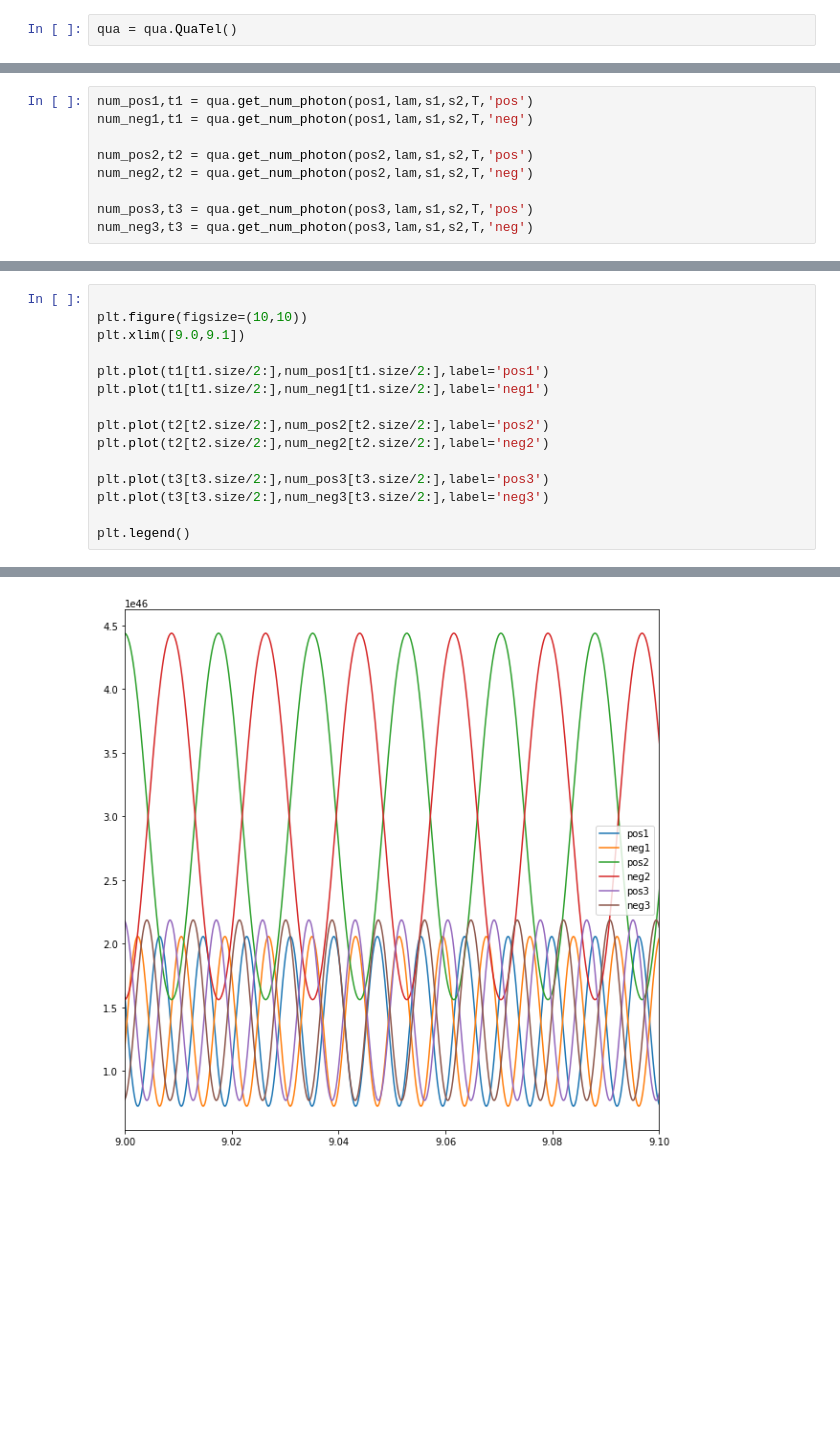
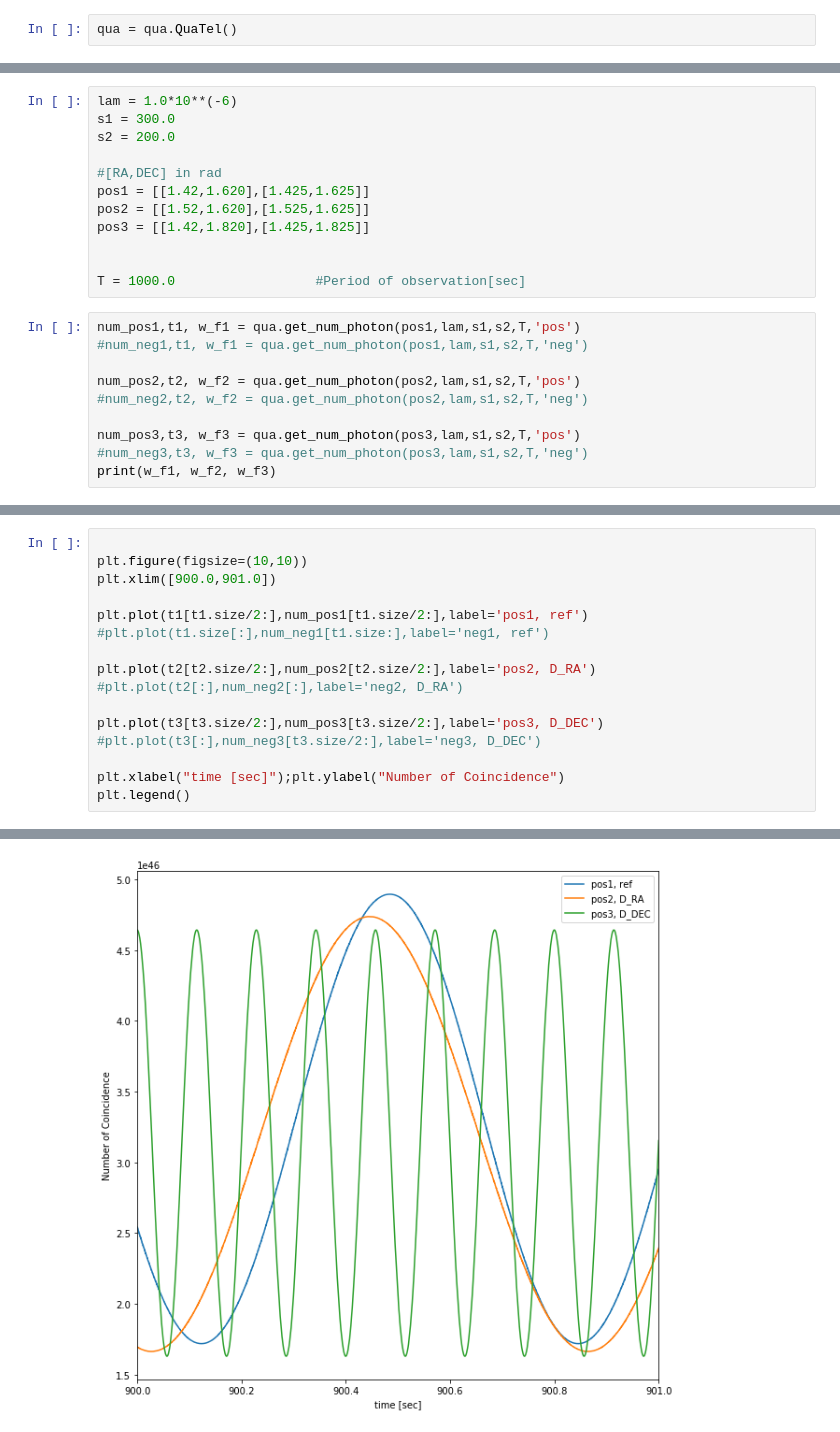
Before and after one commit to zhichen3/QA-sim, a Jupyter notebook: notebook/Test.ipynb, the cells around one changed output, grey strips where cells are left out. Drawn from its saved outputs; the diff is of its cells as text; blank space fills up the shorter version.

```diff
--- a/notebook/Test.ipynb
+++ b/notebook/Test.ipynb
@@ -21,9 +10,22 @@ T = 10.0                  #Period of observation[sec]
+# %%
+lam = 1.0*10**(-6)
+s1 = 300.0
+s2 = 200.0
+
+#[RA,DEC] in rad
+pos1 = [[1.42,1.620],[1.425,1.625]]
+pos2 = [[1.52,1.620],[1.525,1.625]]
+pos3 = [[1.42,1.820],[1.425,1.825]]
+
+
+T = 1000.0                  #Period of observation[sec]
 # %%
-num_pos1,t1 = qua.get_num_photon(pos1,lam,s1,s2,T,'pos')
-num_neg1,t1 = qua.get_num_photon(pos1,lam,s1,s2,T,'neg')
+num_pos1,t1, w_f1 = qua.get_num_photon(pos1,lam,s1,s2,T,'pos')
+#num_neg1,t1, w_f1 = qua.get_num_photon(pos1,lam,s1,s2,T,'neg')
 
-num_pos2,t2 = qua.get_num_photon(pos2,lam,s1,s2,T,'pos')
-num_neg2,t2 = qua.get_num_photon(pos2,lam,s1,s2,T,'neg')
+num_pos2,t2, w_f2 = qua.get_num_photon(pos2,lam,s1,s2,T,'pos')
+#num_neg2,t2, w_f2 = qua.get_num_photon(pos2,lam,s1,s2,T,'neg')
 
-num_pos3,t3 = qua.get_num_photon(pos3,lam,s1,s2,T,'pos')
-num_neg3,t3 = qua.get_num_photon(pos3,lam,s1,s2,T,'neg')
+num_pos3,t3, w_f3 = qua.get_num_photon(pos3,lam,s1,s2,T,'pos')
+#num_neg3,t3, w_f3 = qua.get_num_photon(pos3,lam,s1,s2,T,'neg')
+print(w_f1, w_f2, w_f3)
@@ -30,18 +37,19 @@ num_neg3,t3 = qua.get_num_photon(pos3,lam,s1,s2,T,'neg')
 # %%
 
 plt.figure(figsize=(10,10))
-plt.xlim([9.0,9.1])
+plt.xlim([900.0,901.0])
 
-plt.plot(t1[t1.size/2:],num_pos1[t1.size/2:],label='pos1')
-plt.plot(t1[t1.size/2:],num_neg1[t1.size/2:],label='neg1')
+plt.plot(t1[t1.size/2:],num_pos1[t1.size/2:],label='pos1, ref')
+#plt.plot(t1.size[:],num_neg1[t1.size:],label='neg1, ref')
 
-plt.plot(t2[t2.size/2:],num_pos2[t2.size/2:],label='pos2')
-plt.plot(t2[t2.size/2:],num_neg2[t2.size/2:],label='neg2')
+plt.plot(t2[t2.size/2:],num_pos2[t2.size/2:],label='pos2, D_RA')
+#plt.plot(t2[:],num_neg2[:],label='neg2, D_RA')
 
-plt.plot(t3[t3.size/2:],num_pos3[t3.size/2:],label='pos3')
-plt.plot(t3[t3.size/2:],num_neg3[t3.size/2:],label='neg3')
+plt.plot(t3[t3.size/2:],num_pos3[t3.size/2:],label='pos3, D_DEC')
+#plt.plot(t3[:],num_neg3[t3.size/2:],label='neg3, D_DEC')
 
+plt.xlabel("time [sec]");plt.ylabel("Number of Coincidence")
 plt.legend()
 # %% [output]
 <matplotlib.legend.Legend at 0x...>
-[figure, old version]
+[figure, new version]
```
Also changed, not shown: parts of 3 cells of this notebook, 1 other file.
